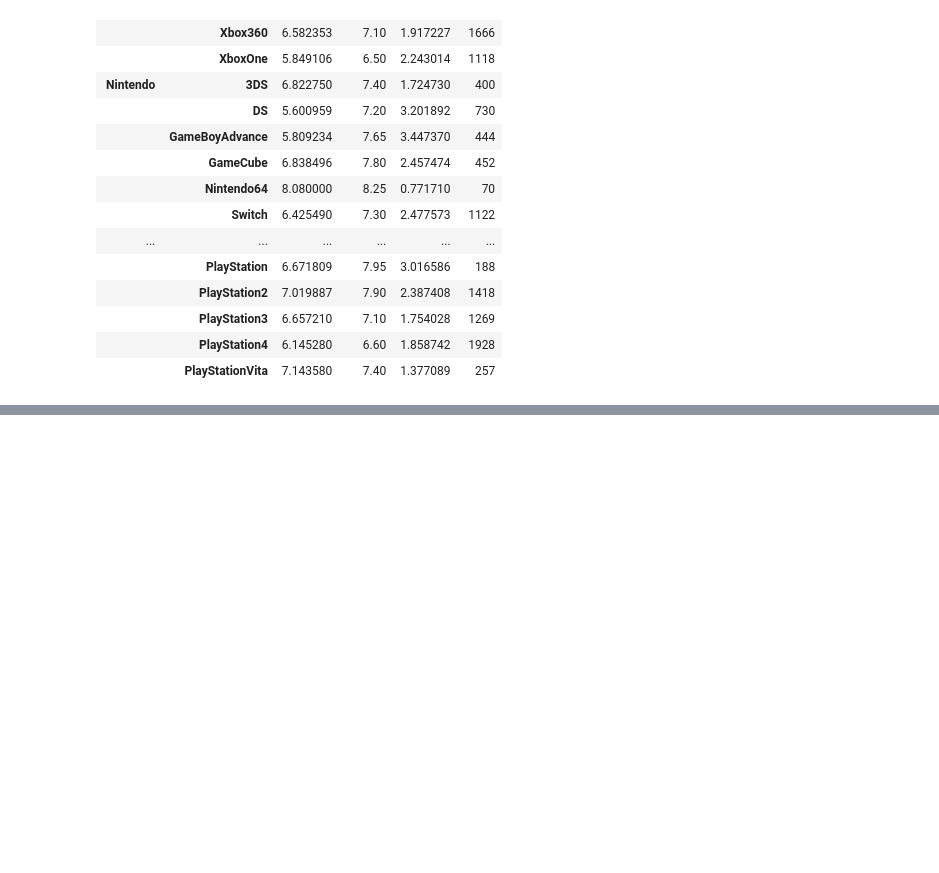
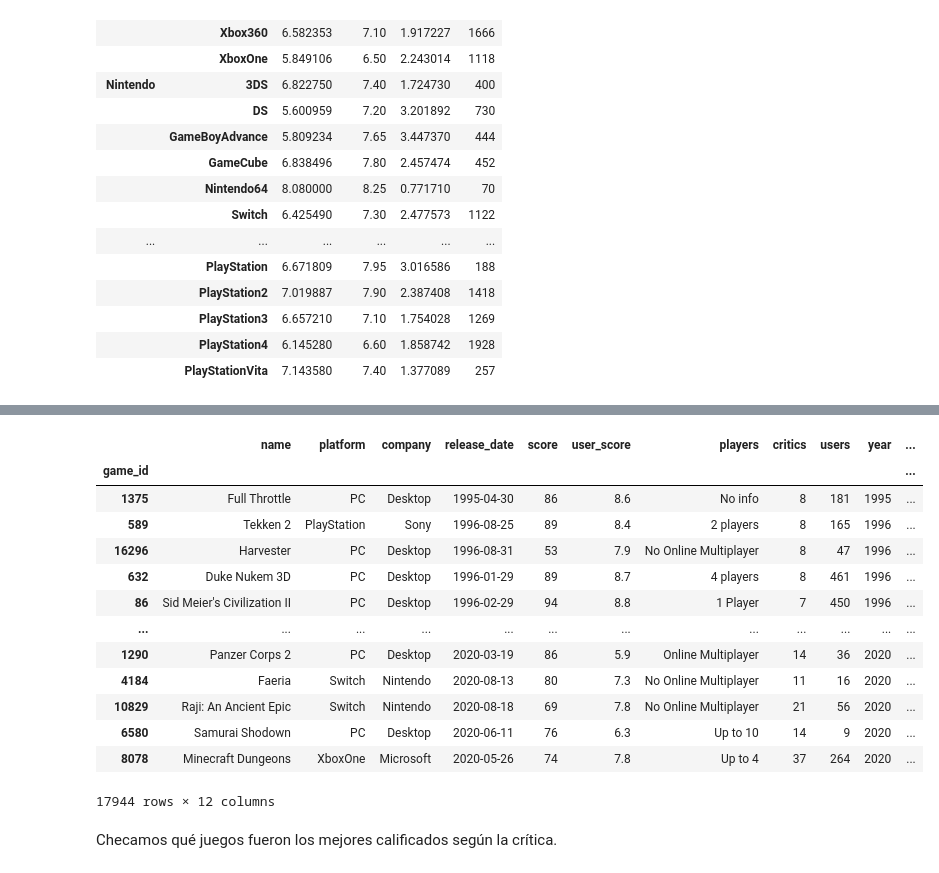
Before and after one commit to elcarlos-94/DemoDay, a Jupyter notebook: Modulo3/proyecto_modulo_3.ipynb, the cells around one changed output, grey strips where cells are left out. Drawn from its saved outputs; the diff is of its cells as text; code cells hidden in the pictures; blank space fills up the shorter version.

Commit message:
Se agregó un análisis de mejores juegos por año

```diff
--- a/Modulo3/proyecto_modulo_3.ipynb
+++ b/Modulo3/proyecto_modulo_3.ipynb
@@ -600,0 +612,21 @@ df_summary_platforms_companies_count
+# %%
+df_year_games = df_rewritten.sort_values('year')
+# %%
+df_year_games
+# %% [output]
+|  | name | platform | company | release_date | score | user_score | players | critics | users | year | ... |
+| game_id |  |  |  |  |  |  |  |  |  |  | ... |
+| 1375 | Full Throttle | PC | Desktop | 1995-04-30 | 86 | 8.6 | No info | 8 | 181 | 1995 | ... |
+| 589 | Tekken 2 | PlayStation | Sony | 1996-08-25 | 89 | 8.4 | 2 players | 8 | 165 | 1996 | ... |
+| 16296 | Harvester | PC | Desktop | 1996-08-31 | 53 | 7.9 | No Online Multiplayer | 8 | 47 | 1996 | ... |
+| 632 | Duke Nukem 3D | PC | Desktop | 1996-01-29 | 89 | 8.7 | 4 players | 8 | 461 | 1996 | ... |
+| 86 | Sid Meier's Civilization II | PC | Desktop | 1996-02-29 | 94 | 8.8 | 1 Player | 7 | 450 | 1996 | ... |
+| ... | ... | ... | ... | ... | ... | ... | ... | ... | ... | ... | ... |
+| 1290 | Panzer Corps 2 | PC | Desktop | 2020-03-19 | 86 | 5.9 | Online Multiplayer | 14 | 36 | 2020 | ... |
+| 4184 | Faeria | Switch | Nintendo | 2020-08-13 | 80 | 7.3 | No Online Multiplayer | 11 | 16 | 2020 | ... |
+| 10829 | Raji: An Ancient Epic | Switch | Nintendo | 2020-08-18 | 69 | 7.8 | No Online Multiplayer | 21 | 56 | 2020 | ... |
+| 6580 | Samurai Shodown | PC | Desktop | 2020-06-11 | 76 | 6.3 | Up to 10 | 14 | 9 | 2020 | ... |
+| 8078 | Minecraft Dungeons | XboxOne | Microsoft | 2020-05-26 | 74 | 7.8 | Up to 4 | 37 | 264 | 2020 | ... |
+17944 rows × 12 columns
+# %% [markdown]
+Checamos qué juegos fueron los mejores calificados según la crítica.
```
Also changed, not shown: parts of 12 cells of this notebook.
